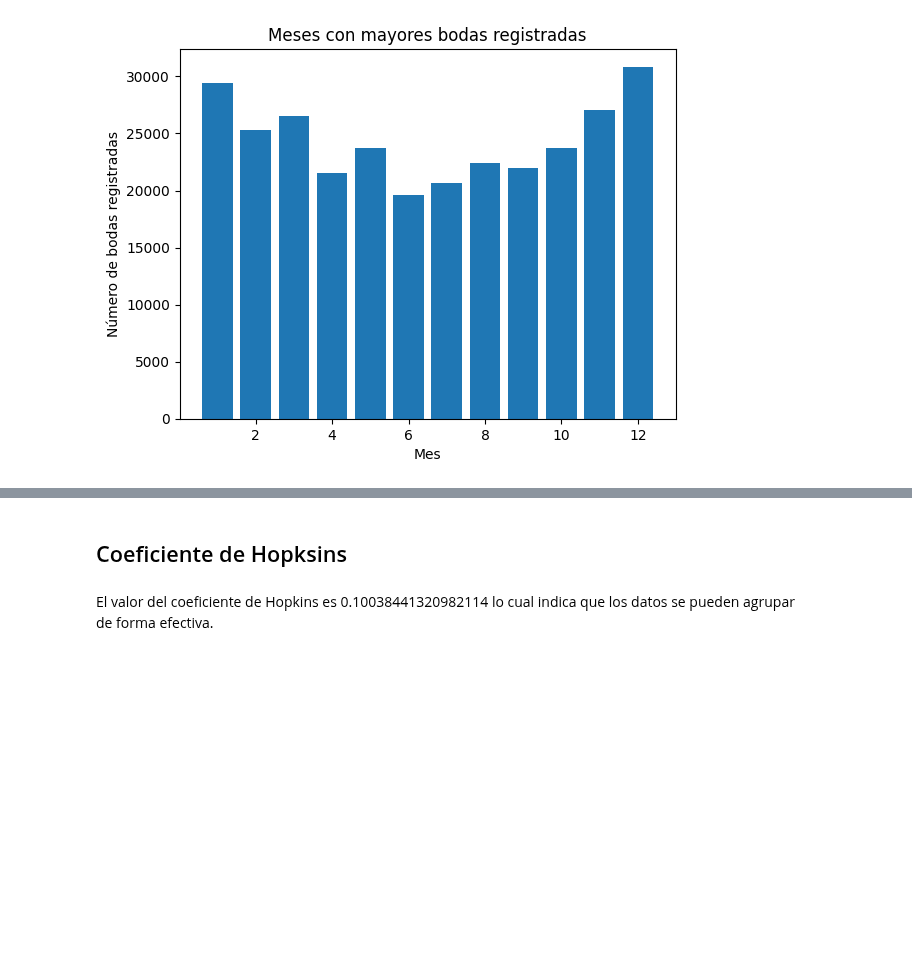
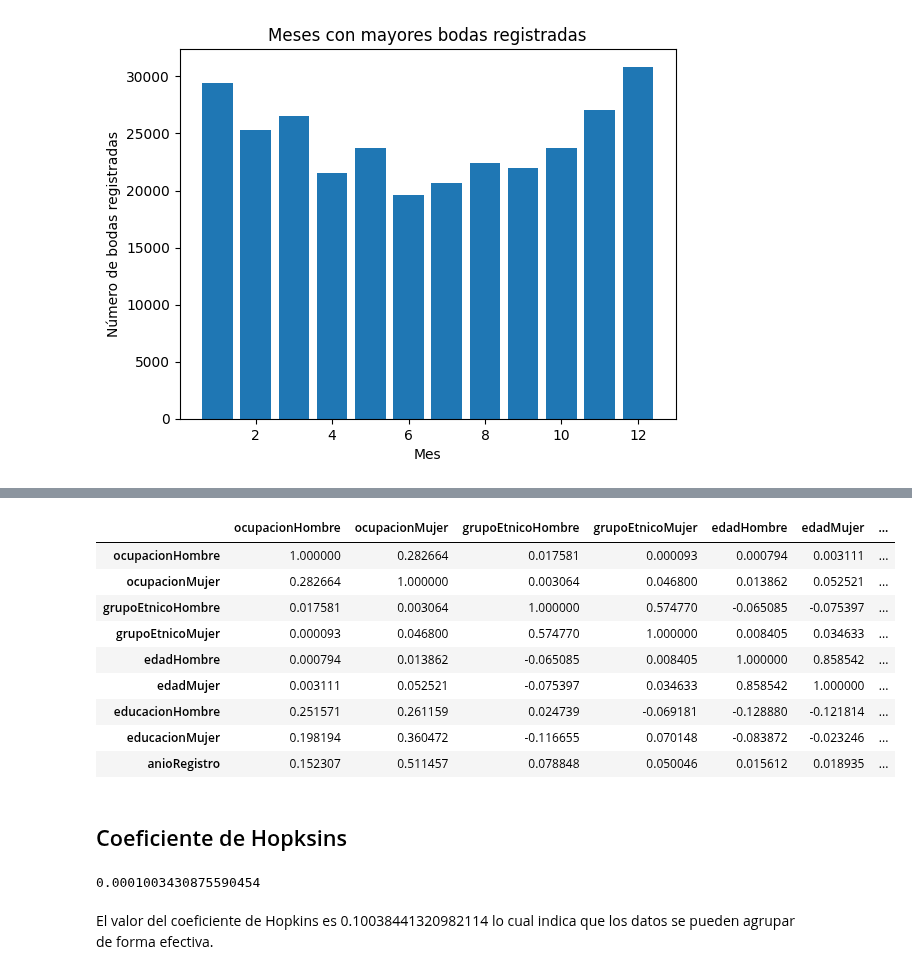
Before and after one commit to MGonza20/Proyecto1_MD, a Jupyter notebook: proyecto_final.ipynb, the cells around one changed output, grey strips where cells are left out. Cells and saved outputs as stored; diff of their text form; code cells hidden in the pictures; blank space fills up the shorter version.

```diff
--- a/proyecto_final.ipynb
+++ b/proyecto_final.ipynb
@@ -977,12 +987,28 @@ plt.show()
+# %%
+data_final.corr()
+# %% [output]
+|  | ocupacionHombre | ocupacionMujer | grupoEtnicoHombre | grupoEtnicoMujer | edadHombre | edadMujer | ... |
+| ocupacionHombre | 1.000000 | 0.282664 | 0.017581 | 0.000093 | 0.000794 | 0.003111 | ... |
+| ocupacionMujer | 0.282664 | 1.000000 | 0.003064 | 0.046800 | 0.013862 | 0.052521 | ... |
+| grupoEtnicoHombre | 0.017581 | 0.003064 | 1.000000 | 0.574770 | -0.065085 | -0.075397 | ... |
+| grupoEtnicoMujer | 0.000093 | 0.046800 | 0.574770 | 1.000000 | 0.008405 | 0.034633 | ... |
+| edadHombre | 0.000794 | 0.013862 | -0.065085 | 0.008405 | 1.000000 | 0.858542 | ... |
+| edadMujer | 0.003111 | 0.052521 | -0.075397 | 0.034633 | 0.858542 | 1.000000 | ... |
+| educacionHombre | 0.251571 | 0.261159 | 0.024739 | -0.069181 | -0.128880 | -0.121814 | ... |
+| educacionMujer | 0.198194 | 0.360472 | -0.116655 | 0.070148 | -0.083872 | -0.023246 | ... |
+| anioRegistro | 0.152307 | 0.511457 | 0.078848 | 0.050046 | 0.015612 | 0.018935 | ... |
 # %% [markdown]
 ## Coeficiente de Hopksins
 # %%
 import random, sklearn, pyclustertend
 
 random.seed(123)
-X_scale = sklearn.preprocessing.scale(data_final)
+X_hombre = np.array(data_final[["edadHombre","educacionHombre", "grupoEtnicoHombre"]])
+X_scale_hombre = sklearn.preprocessing.scale(X_hombre)
 
-# pyclustertend.hopkins(X_scale, len(X_scale))
+pyclustertend.hopkins(X_scale_hombre, len(X_scale_hombre))
+# %% [output]
+0.0001003430875590454
 # %% [markdown]
 El valor del coeficiente de Hopkins es 0.10038441320982114 lo cual indica que los datos se pueden agrupar de forma efectiva.
 # %% [markdown]
```
Also changed, not shown: parts of 11 cells of this notebook.
